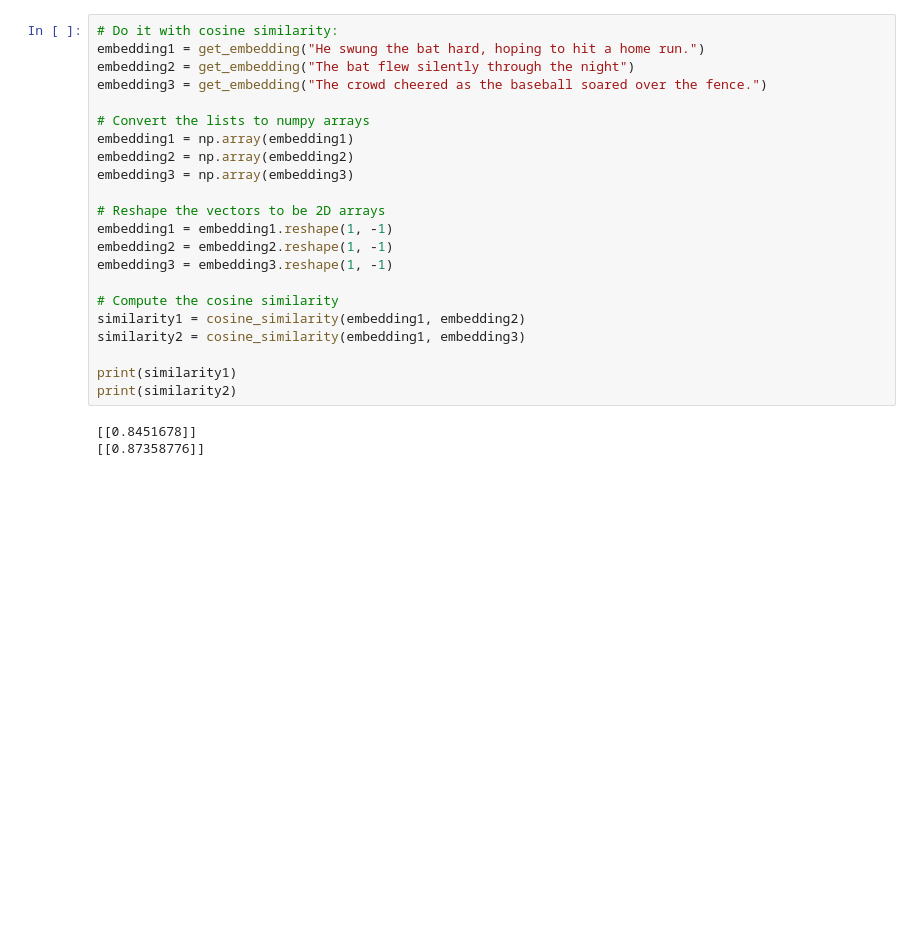
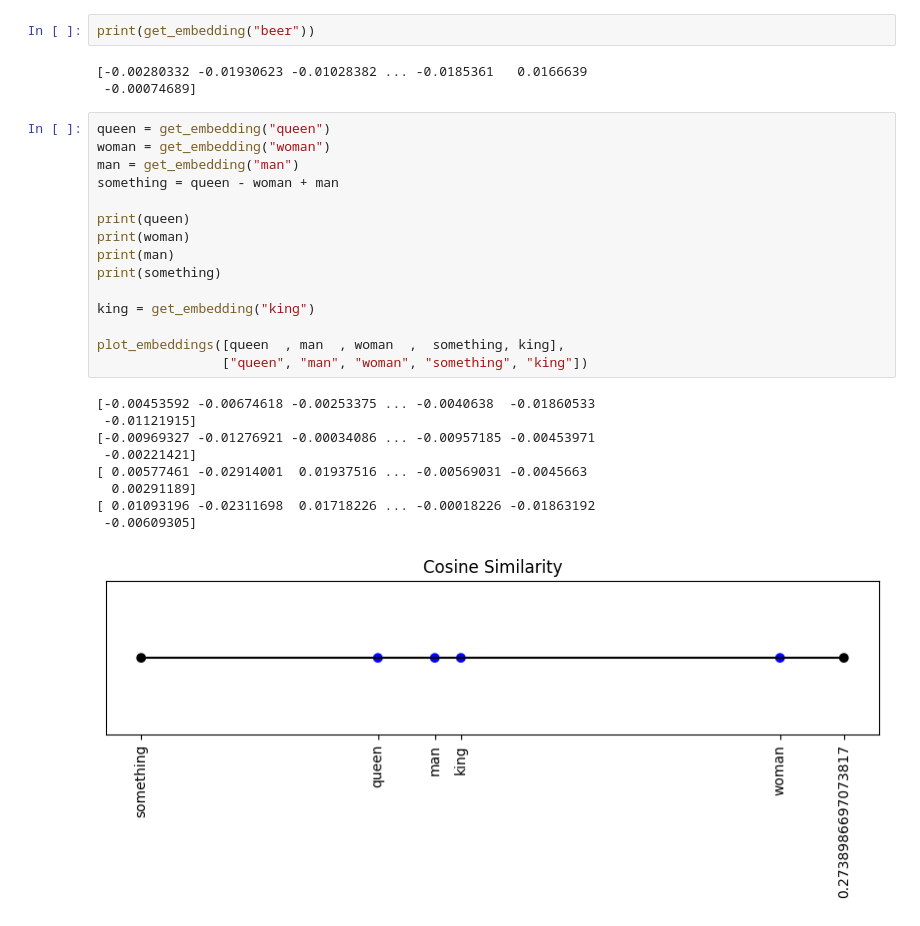
Before and after one commit to crgarcia12/Learning, a Jupyter notebook: embeddings/embeddings.ipynb, the cells around one changed output. Saved outputs shown, nothing was run; the diff lists cells and outputs as text; blank space fills up the shorter version.

```diff
--- a/embeddings/embeddings.ipynb
+++ b/embeddings/embeddings.ipynb
@@ -132,25 +90,30 @@ plot_similarities(texts)
-# %%
-# Do it with cosine similarity:
-embedding1 = get_embedding("He swung the bat hard, hoping to hit a home run.")
-embedding2 = get_embedding("The bat flew silently through the night")
-embedding3 = get_embedding("The crowd cheered as the baseball soared over the fence.")
-
-# Convert the lists to numpy arrays
-embedding1 = np.array(embedding1)
-embedding2 = np.array(embedding2)
-embedding3 = np.array(embedding3)
-
-# Reshape the vectors to be 2D arrays
-embedding1 = embedding1.reshape(1, -1)
-embedding2 = embedding2.reshape(1, -1)
-embedding3 = embedding3.reshape(1, -1)
-
-# Compute the cosine similarity
-similarity1 = cosine_similarity(embedding1, embedding2)
-similarity2 = cosine_similarity(embedding1, embedding3)
-
-print(similarity1)
-print(similarity2)
-# %% [output]
-[[0.8451678]]
-[[0.87358776]]
+# %%
+print(get_embedding("beer"))
+# %% [output]
+[-0.00280332 -0.01930623 -0.01028382 ... -0.0185361   0.0166639
+ -0.00074689]
+# %%
+queen = get_embedding("queen")
+woman = get_embedding("woman")
+man = get_embedding("man")
+something = queen - woman + man
+
+print(queen)
+print(woman)
+print(man)
+print(something)
+
+king = get_embedding("king")
+
+plot_embeddings([queen  , man  , woman  ,  something, king],
+                ["queen", "man", "woman", "something", "king"])
+# %% [output]
+[-0.00453592 -0.00674618 -0.00253375 ... -0.0040638  -0.01860533
+ -0.01121915]
+[-0.00969327 -0.01276921 -0.00034086 ... -0.00957185 -0.00453971
+ -0.00221421]
+[ 0.00577461 -0.02914001  0.01937516 ... -0.00569031 -0.0045663
+  0.00291189]
+[ 0.01093196 -0.02311698  0.01718226 ... -0.00018226 -0.01863192
+ -0.00609305]
+[figure, added]
```
Also changed, not shown: parts of 8 cells of this notebook, 4 other files.
